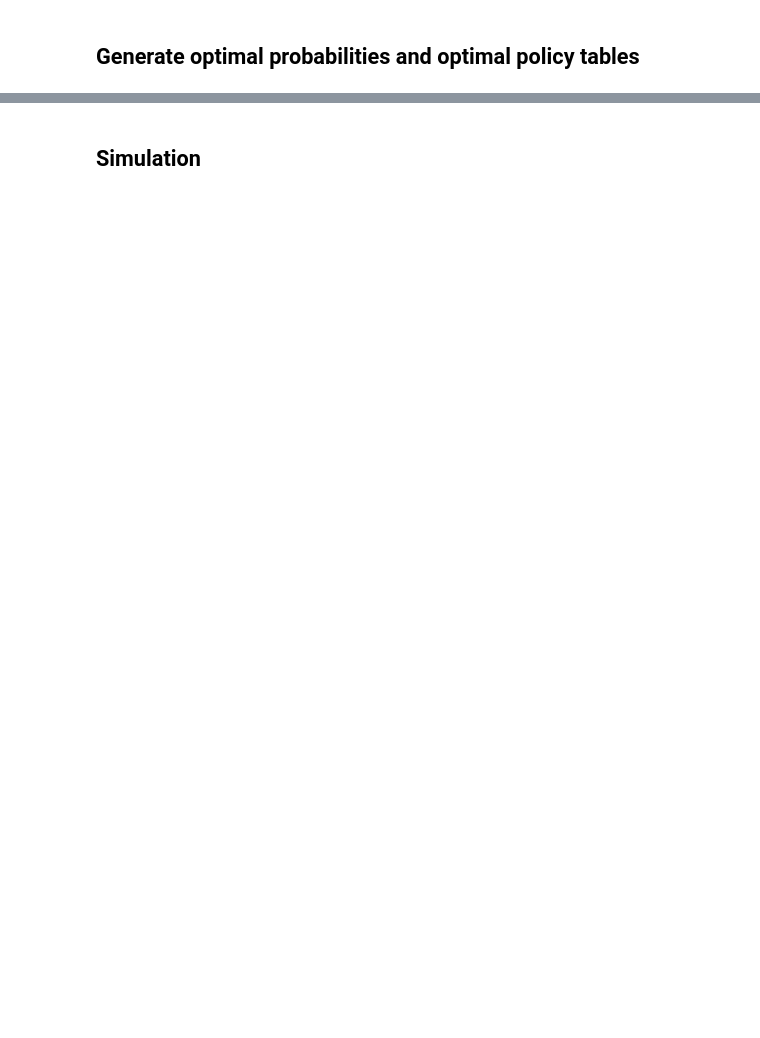
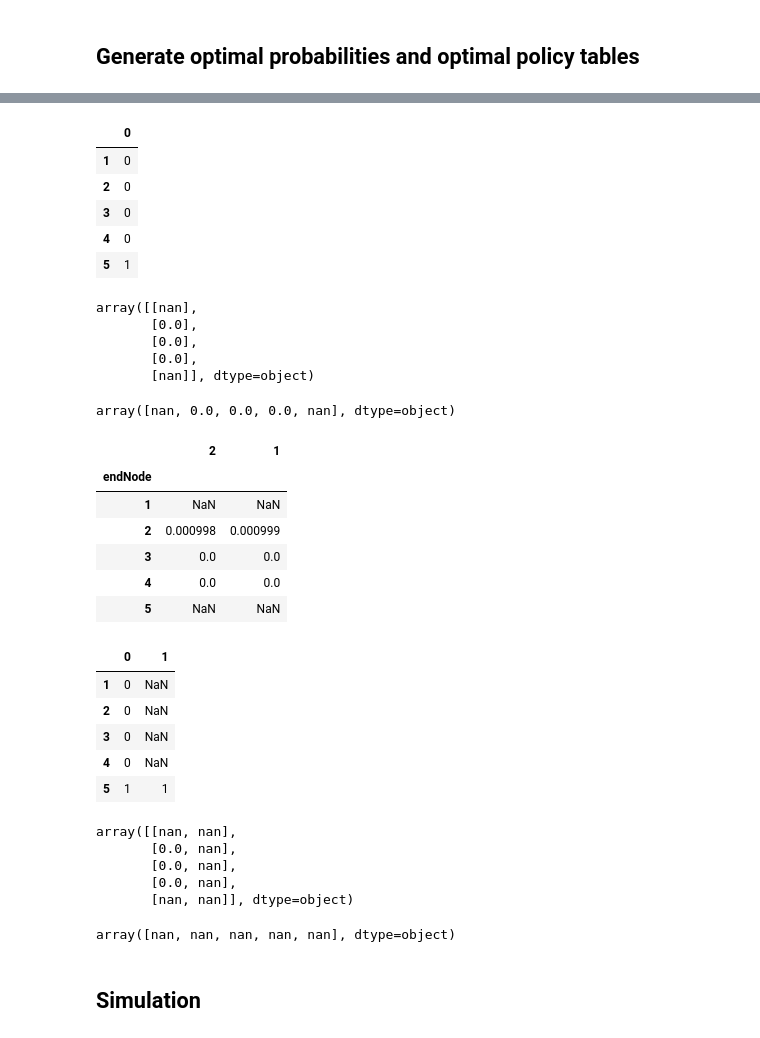
Before and after one commit to darpitydarp/ECI-253, a Jupyter notebook: HW3/ECI_253_HW3.ipynb, the cells around one changed output, grey strips where cells are left out. Drawn from its saved outputs; the diff is of its cells as text; code cells hidden in the pictures; blank space fills up the shorter version.

```diff
--- a/HW3/ECI_253_HW3.ipynb
+++ b/HW3/ECI_253_HW3.ipynb
@@ -155,0 +170,47 @@ dtype: float64
+# %%
+# Iterate through the four possible start nodes
+for startNode in ['1', '2', '3', '4']:
+
+    # Iterate through all time budgets
+    for timeBudget in np.arange(1, 4001):
+
+        # Initialize temporary probabilities for each end node
+        nodeProbabilities = pd.Series(data=np.zeros(5), index=['1', '2', '3', '4', '5'])
+
+        # Calculate optimal probability of reaching node 5 given the start node, end node, and time budget
+        nodeProbabilities =
+
+
+    # Store the optimal probability and optimal policy
+    probabilities.loc[startNode, timeBudget] = np.nanmax(tempProbabilities)
+# %%
+i=1
+test1 = gammaDistributions.xs('1', level='startNode').iloc[:,1:i+1].copy()
+test1 = test1.iloc[:, ::-1]
+test2 = probabilities.iloc[:,0:i].copy()
+display(test1)
+display(test2)
+# Perform element-wise multiplication
+result = test1.values * test2.values
+
+display(result)
+
+row_sums = np.sum(result, axis=1)
+
+display(row_sums)
+
+i=2
+test1 = gammaDistributions.xs('1', level='startNode').iloc[:,1:i+1].copy()
+test1 = test1.iloc[:, ::-1]
+test2 = probabilities.iloc[:,0:i].copy()
+display(test1)
+display(test2)
+# Perform element-wise multiplication
+result = test1.values * test2.values
+
+display(result)
+
+row_sums = np.sum(result, axis=1)
+
+display(row_sums)
+# %% [output]
@@ -156,2 +224,33 @@ dtype: float64
+|  | 0 |
+| 1 | 0 |
+| 2 | 0 |
+| 3 | 0 |
+| 4 | 0 |
+| 5 | 1 |
+array([[nan],
+       [0.0],
+       [0.0],
+       [0.0],
+       [nan]], dtype=object)
+array([nan, 0.0, 0.0, 0.0, nan], dtype=object)
+|  | 2 | 1 |
+| endNode |  |  |
+| 1 | NaN | NaN |
+| 2 | 0.000998 | 0.000999 |
+| 3 | 0.0 | 0.0 |
+| 4 | 0.0 | 0.0 |
+| 5 | NaN | NaN |
+|  | 0 | 1 |
+| 1 | 0 | NaN |
+| 2 | 0 | NaN |
+| 3 | 0 | NaN |
+| 4 | 0 | NaN |
+| 5 | 1 | 1 |
+array([[nan, nan],
+       [0.0, nan],
+       [0.0, nan],
+       [0.0, nan],
+       [nan, nan]], dtype=object)
+array([nan, nan, nan, nan, nan], dtype=object)
 # %% [markdown]
 ## Simulation
```
Also changed, not shown: parts of 5 cells of this notebook.
